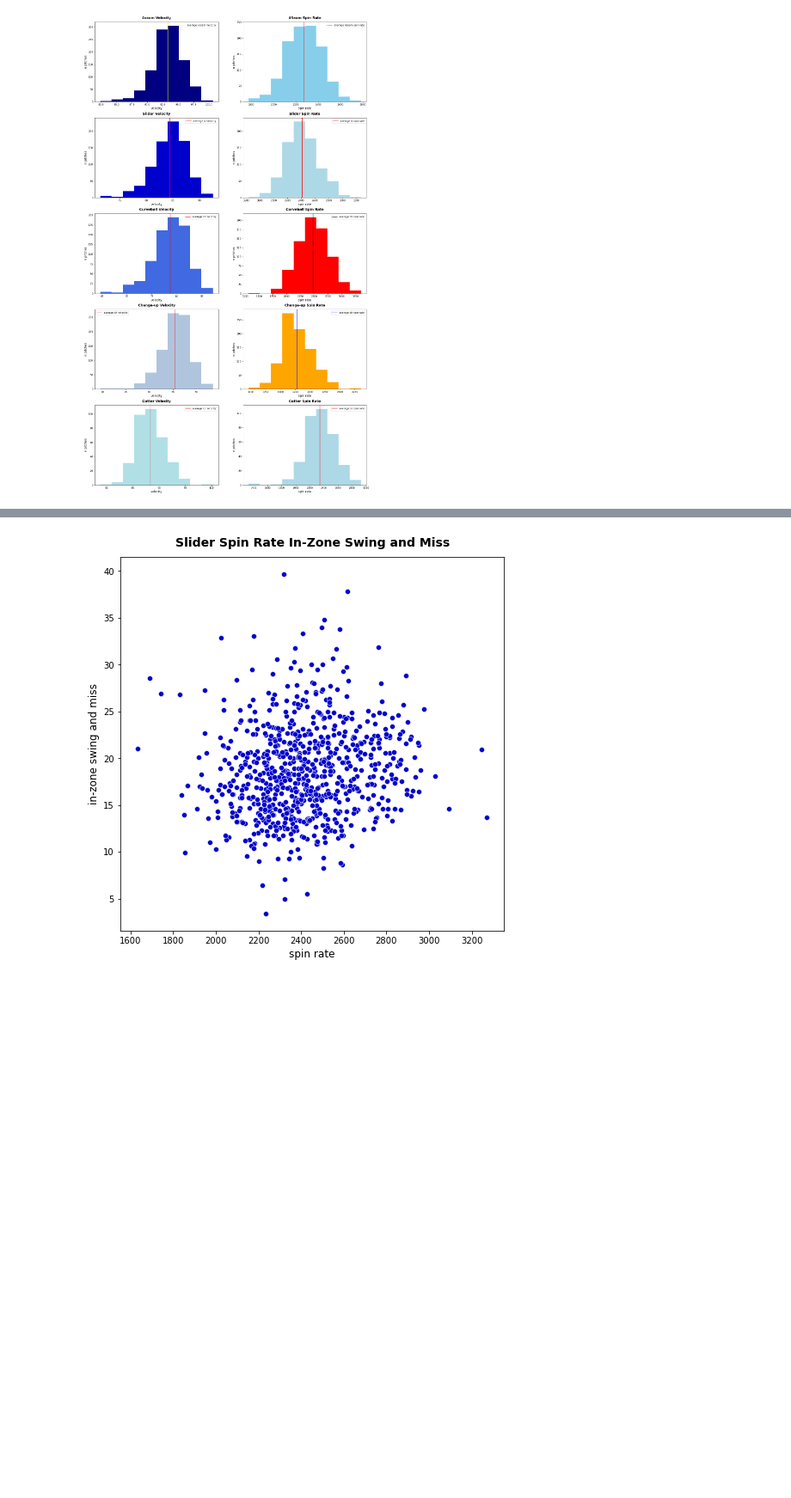
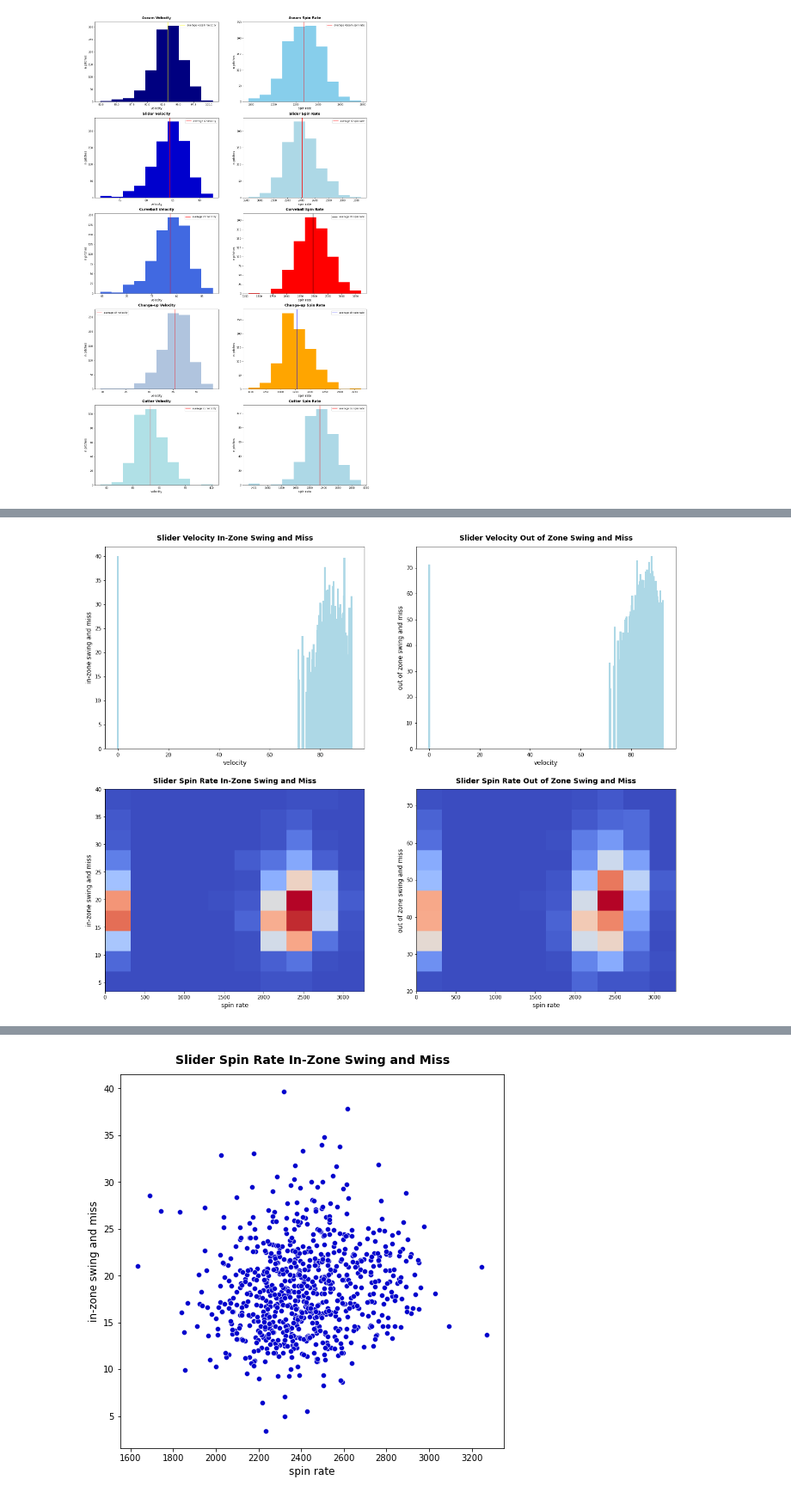
Before and after one commit to anthonyzurke/sabermetrics, a Jupyter notebook: code/pitch-cleaning-eda.ipynb, the cells around one changed output, grey strips where cells are left out. Shown at 86% size. Cells and saved outputs as stored; diff of their text form; code cells hidden in the pictures; blank space fills up the shorter version.

```diff
--- a/code/pitch-cleaning-eda.ipynb
+++ b/code/pitch-cleaning-eda.ipynb
@@ -446,0 +433,24 @@ ax[4][1].legend();
+# %%
+fig, ax = plt.subplots(2, 2, figsize = (20, 16))
+
+ax[0][0].bar(pitch_data['sl_velo'], pitch_data['z_swing_miss%'], color = 'lightblue')
+ax[0][0].set_xlabel('velocity', fontsize = 12)
+ax[0][0].set_ylabel('in-zone swing and miss', fontsize = 12)
+ax[0][0].set_title('Slider Velocity In-Zone Swing and Miss', fontsize = 14, fontweight = 'bold', pad = 12)
+
+ax[0][1].bar(pitch_data['sl_velo'], pitch_data['oz_swing_miss%'], color = 'lightblue')
+ax[0][1].set_xlabel('velocity', fontsize = 12)
+ax[0][1].set_ylabel('out of zone swing and miss', fontsize = 12)
+ax[0][1].set_title('Slider Velocity Out of Zone Swing and Miss', fontsize = 14, fontweight = 'bold', pad = 12)
+
+ax[1][0].hist2d(pitch_data['sl_spinrate'], pitch_data['z_swing_miss%'], cmap = 'coolwarm')
+ax[1][0].set_xlabel('spin rate', fontsize = 12)
+ax[1][0].set_ylabel('in-zone swing and miss', fontsize = 12)
+ax[1][0].set_title('Slider Spin Rate In-Zone Swing and Miss', fontsize = 14, fontweight = 'bold', pad = 12)
+
+ax[1][1].hist2d(pitch_data['sl_spinrate'], pitch_data['oz_swing_miss%'], cmap = 'coolwarm')
+ax[1][1].set_xlabel('spin rate', fontsize = 12)
+ax[1][1].set_ylabel('out of zone swing and miss', fontsize = 12)
+ax[1][1].set_title('Slider Spin Rate Out of Zone Swing and Miss', fontsize = 14, fontweight = 'bold', pad = 12);
+# %% [output]
+[figure, added]
```
Also changed, not shown: parts of 24 cells of this notebook, 23 other files.
